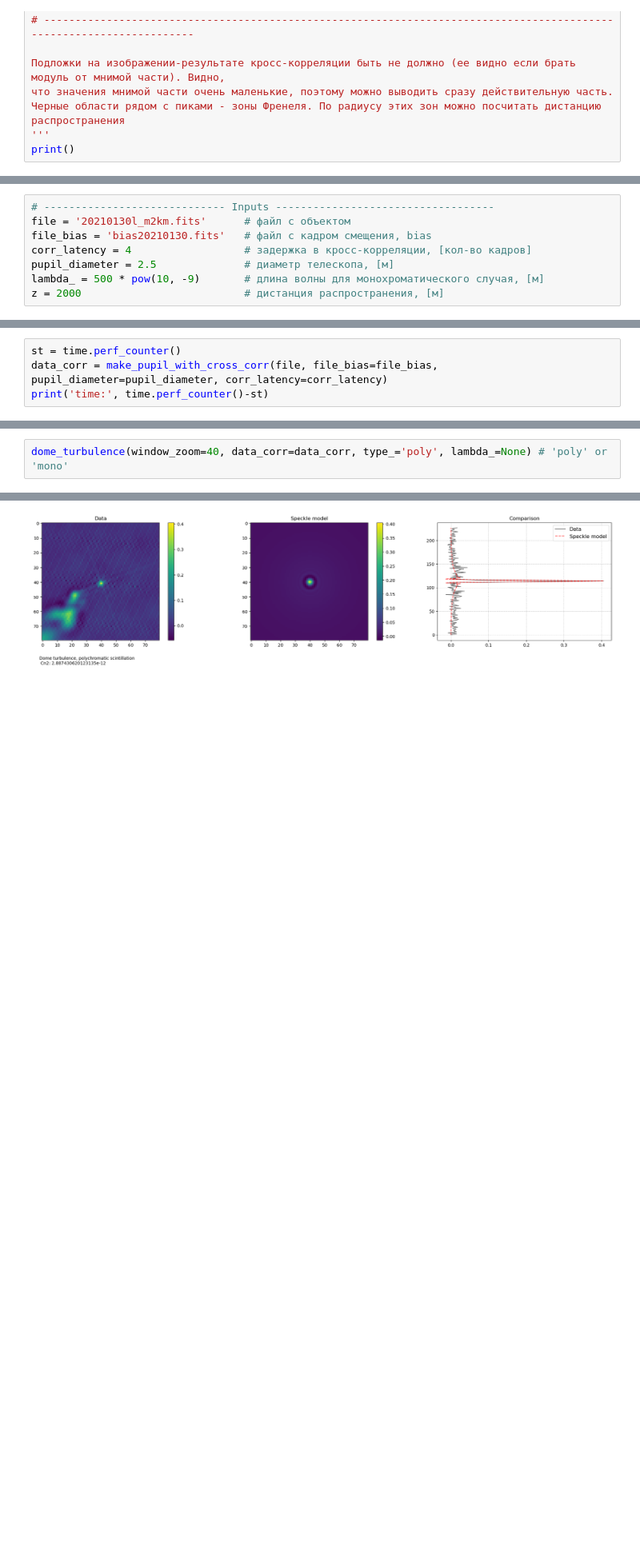
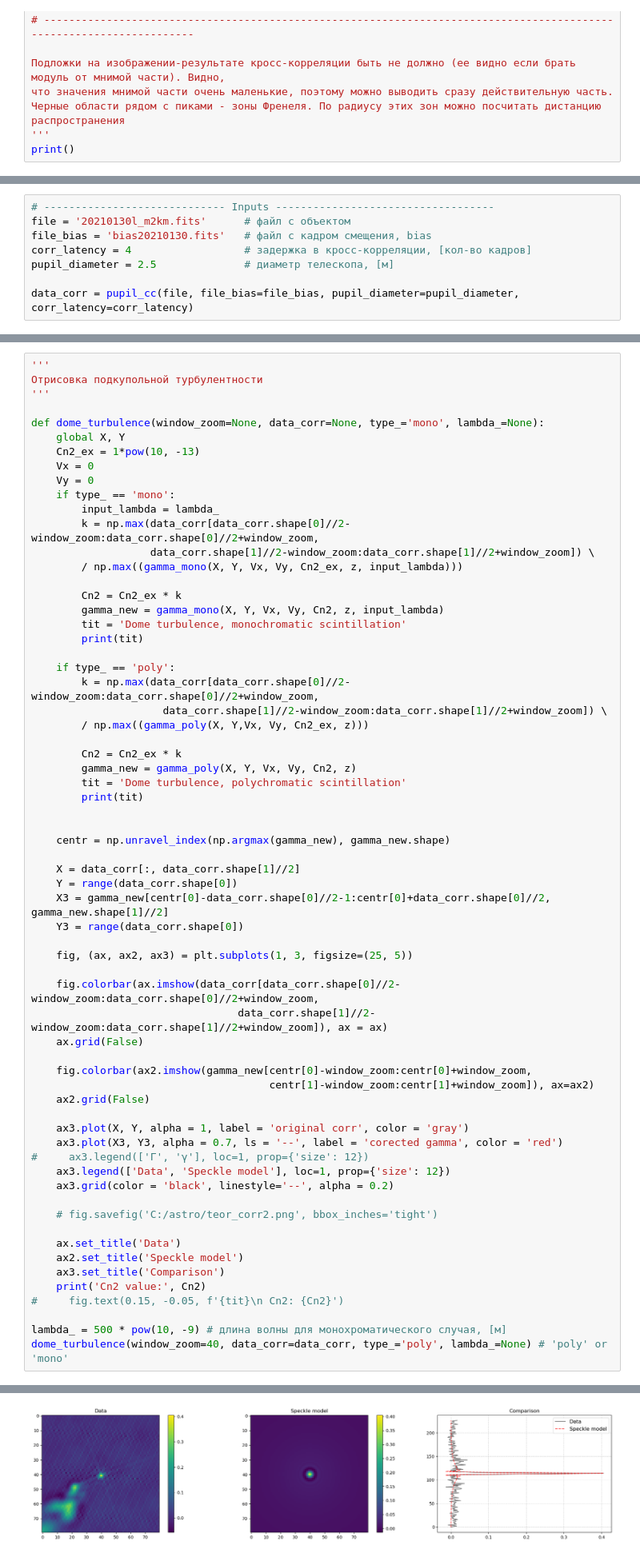
Before and after one commit to AntonMate/domecam, a Jupyter notebook: draft.ipynb, the cells around one changed output, grey strips where cells are left out. Shown at 80% size. Drawn from its saved outputs; the diff is of its cells as text; blank space fills up the shorter version.

```diff
--- a/draft.ipynb
+++ b/draft.ipynb
@@ -340,5 +238,5 @@ file = '20210130l_m2km.fits'      # файл с объектом
 file_bias = 'bias20210130.fits'   # файл с кадром смещения, bias
 corr_latency = 4                  # задержка в кросс-корреляции, [кол-во кадров]
 pupil_diameter = 2.5              # диаметр телескопа, [м]
-lambda_ = 500 * pow(10, -9)       # длина волны для монохроматического случая, [м]
-z = 2000                          # дистанция распространения, [м]
+
+data_corr = pupil_cc(file, file_bias=file_bias, pupil_diameter=pupil_diameter, corr_latency=corr_latency)
@@ -345,4 +253,0 @@ z = 2000                          # дистанция распростране
-# %%
-st = time.perf_counter()
-data_corr = make_pupil_with_cross_corr(file, file_bias=file_bias, pupil_diameter=pupil_diameter, corr_latency=corr_latency)
-print('time:', time.perf_counter()-st)
@@ -360,3 +279,66 @@ time: 131.29027140000002
 # %%
+'''
+Отрисовка подкупольной турбулентности
+'''
+
+def dome_turbulence(window_zoom=None, data_corr=None, type_='mono', lambda_=None):
+    global X, Y
+    Cn2_ex = 1*pow(10, -13)
+    Vx = 0
+    Vy = 0
+    if type_ == 'mono':
+        input_lambda = lambda_
+        k = np.max(data_corr[data_corr.shape[0]//2-window_zoom:data_corr.shape[0]//2+window_zoom,
+                   data_corr.shape[1]//2-window_zoom:data_corr.shape[1]//2+window_zoom]) \
+        / np.max((gamma_mono(X, Y, Vx, Vy, Cn2_ex, z, input_lambda)))
+
+        Cn2 = Cn2_ex * k
+        gamma_new = gamma_mono(X, Y, Vx, Vy, Cn2, z, input_lambda)
+        tit = 'Dome turbulence, monochromatic scintillation'
+        print(tit)
+
+    if type_ == 'poly':
+        k = np.max(data_corr[data_corr.shape[0]//2-window_zoom:data_corr.shape[0]//2+window_zoom,
+                     data_corr.shape[1]//2-window_zoom:data_corr.shape[1]//2+window_zoom]) \
+        / np.max((gamma_poly(X, Y,Vx, Vy, Cn2_ex, z)))
+
+        Cn2 = Cn2_ex * k
+        gamma_new = gamma_poly(X, Y, Vx, Vy, Cn2, z)
+        tit = 'Dome turbulence, polychromatic scintillation'
+        print(tit)
+
+
+    centr = np.unravel_index(np.argmax(gamma_new), gamma_new.shape)
+
+    X = data_corr[:, data_corr.shape[1]//2]
+    Y = range(data_corr.shape[0])
+    X3 = gamma_new[centr[0]-data_corr.shape[0]//2-1:centr[0]+data_corr.shape[0]//2, gamma_new.shape[1]//2]
+    Y3 = range(data_corr.shape[0])
+
+    fig, (ax, ax2, ax3) = plt.subplots(1, 3, figsize=(25, 5))
+
+    fig.colorbar(ax.imshow(data_corr[data_corr.shape[0]//2-window_zoom:data_corr.shape[0]//2+window_zoom,
+                                 data_corr.shape[1]//2-window_zoom:data_corr.shape[1]//2+window_zoom]), ax = ax)
+    ax.grid(False)
+
+    fig.colorbar(ax2.imshow(gamma_new[centr[0]-window_zoom:centr[0]+window_zoom,
+                                      centr[1]-window_zoom:centr[1]+window_zoom]), ax=ax2)
+    ax2.grid(False)
+
+    ax3.plot(X, Y, alpha = 1, label = 'original corr', color = 'gray')
+    ax3.plot(X3, Y3, alpha = 0.7, ls = '--', label = 'corected gamma', color = 'red')
+#     ax3.legend(['Γ', 'γ'], loc=1, prop={'size': 12})
+    ax3.legend(['Data', 'Speckle model'], loc=1, prop={'size': 12})
+    ax3.grid(color = 'black', linestyle='--', alpha = 0.2)
+
+    # fig.savefig('C:/astro/teor_corr2.png', bbox_inches='tight')
+
+    ax.set_title('Data')
+    ax2.set_title('Speckle model')
+    ax3.set_title('Comparison')
+    print('Cn2 value:', Cn2)
+#     fig.text(0.15, -0.05, f'{tit}\n Cn2: {Cn2}')
+
+lambda_ = 500 * pow(10, -9) # длина волны для монохроматического случая, [м]
 dome_turbulence(window_zoom=40, data_corr=data_corr, type_='poly', lambda_=None) # 'poly' or 'mono'
 # %% [output]
@@ -363 +347 @@ dome_turbulence(window_zoom=40, data_corr=data_corr, type_='poly', lambda_=None)
-[figure, old version]
+[figure, new version]
```
Also changed, not shown: parts of 9 cells of this notebook.
